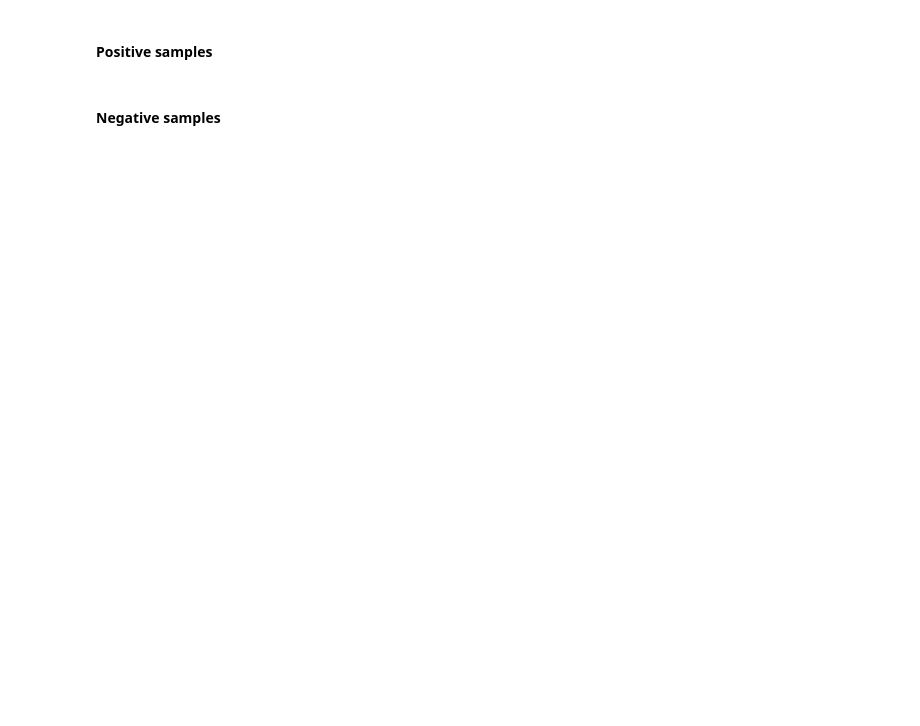
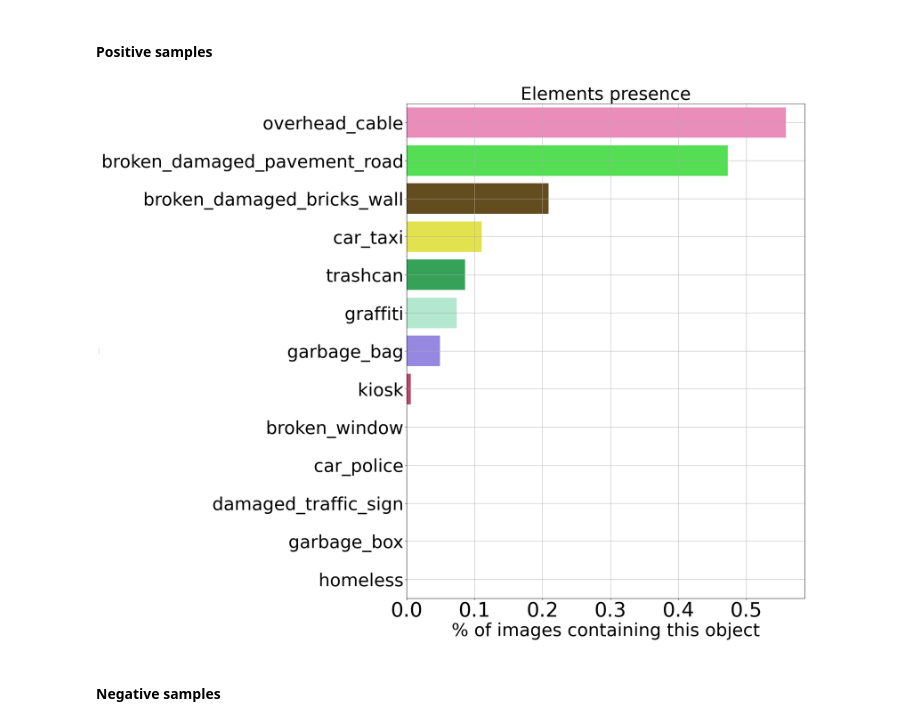
Before and after one commit to Famveer/UrbanPD4k, a Jupyter notebook: notebooks/Data/UPD4k/Create_UPD4k.ipynb, the cells around one changed output. Saved outputs shown, nothing was run; the diff lists cells and outputs as text; code cells hidden in the pictures; blank space fills up the shorter version.

```diff
--- a/notebooks/Data/UPD4k/Create_UPD4k.ipynb
+++ b/notebooks/Data/UPD4k/Create_UPD4k.ipynb
@@ -205,8 +320,10 @@ uss.print_object_present(feature_presence, fig_size=(16,20))
 # %% [markdown]
 #### Positive samples
 # %%
-feature_presence = uss.features_presence(manual_segmentation_df[manual_segmentation_df[metric]>=6].iloc[:, 17:])
-uss.print_object_present(feature_presence, fig_size=(16,20))
+feature_presence = feature_processor.calculate_features_presence(manual_segmentation_df[manual_segmentation_df[metric]>=6].iloc[:, 17:])
+feature_processor.plot_presences(feature_presence, palette=uss.get_color_dict(by_name=True), fig_size=(16,20))
+# %% [output]
+[figure, added]
 # %% [markdown]
 #### Negative samples
 # %%
```
Also changed, not shown: parts of 21 cells of this notebook, 17 other files.
